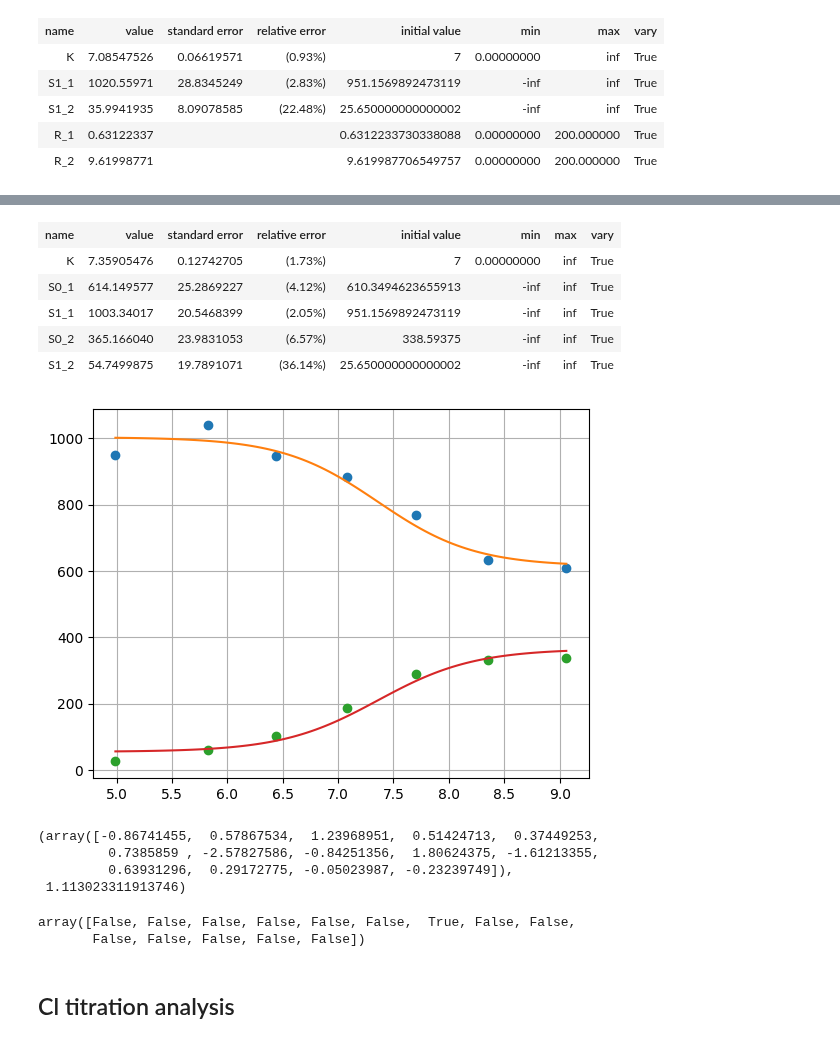
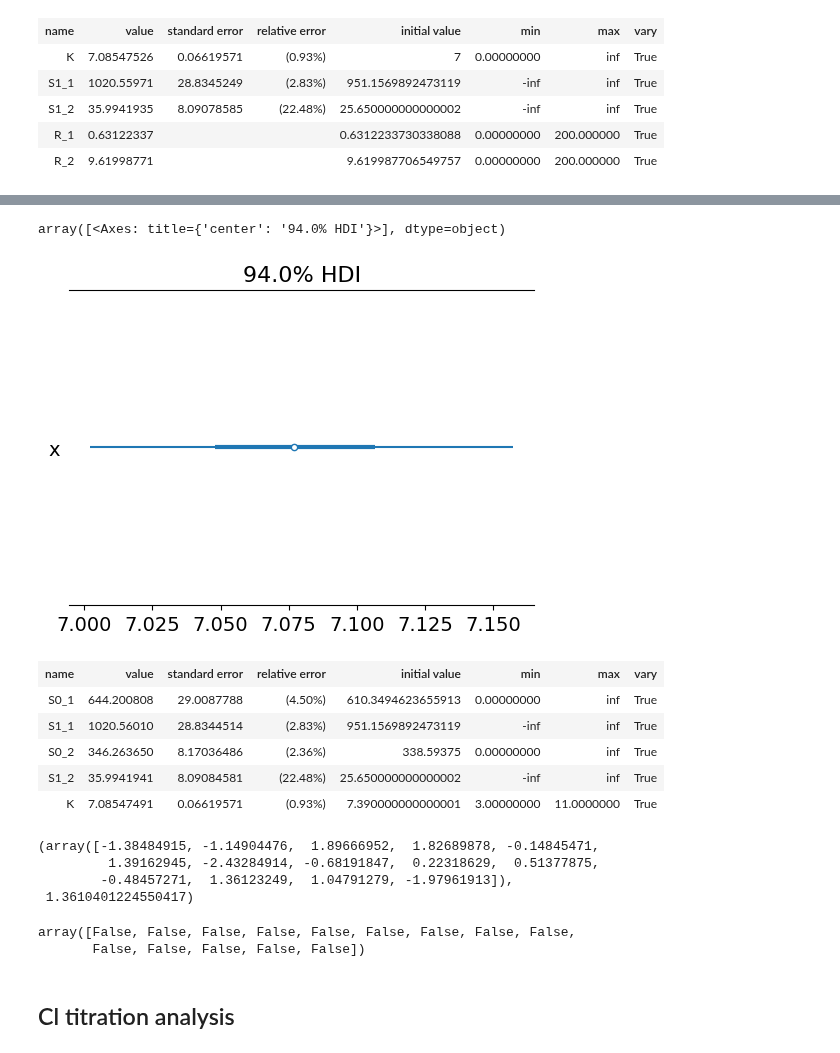
Before and after one commit to darosio/ClopHfit, a Jupyter notebook: docs/tutorials/prtecan.ipynb, the cells around one changed output, grey strips where cells are left out. Saved outputs shown, nothing was run; the diff lists cells and outputs as text; code cells hidden in the pictures.

```diff
--- a/docs/tutorials/prtecan.ipynb
+++ b/docs/tutorials/prtecan.ipynb
@@ -203,8 +200,9 @@ well = "A02"
 y0 = np.array(ph_an.data_dilutioncorrected_norm[0][well])
 y1 = np.array(ph_an.data_dilutioncorrected_norm[1][well])
 x = np.array(ph_an.conc)
-xc = {1: x}
-yc = {1: y1}
-res, mini = fitting.analyze_binding_glob("pH", xc, yc)[1:]
-res.params
+
+ds = fitting.Dataset(x, {"y0": y0, "y1": y1}, is_ph=True)
+rfit = fitting.fit_binding_glob(ds, True)
+
+remcee = rfit.mini.emcee(burn=50, steps=500, workers=8, thin=10)
 # %% [output]
@@ -311,30 +279,39 @@ Proportion of K samples above 7.88: 0.0
+# %%
+az.plot_forest(k_samples)
+# %% [output]
+array([<Axes: title={'center': '94.0% HDI'}>], dtype=object)
+[figure, added]
 # %%
 xc = {1: x[:], 2: x[:]}
 yc = {1: y0[:], 2: y1[:]}
-res, mini = fitting.analyze_binding_glob("pH", xc, yc)[1:]
-res.params
+
+ds = fitting.Dataset(xc, yc, is_ph=True)
+rfit = fitting.fit_binding_glob(ds, True)
+
+# remcee = rfit.mini.emcee(burn=50, steps=500, workers=8, thin=10)
+
+rfit.result.params
 # %% [output]
 | name | value | standard error | relative error | initial value | min | max | vary |
-| K | 7.35905476 | 0.12742705 | (1.73%) | 7 | 0.00000000 | inf | True |
-| S0_1 | 614.149577 | 25.2869227 | (4.12%) | 610.3494623655913 | -inf | inf | True |
-| S1_1 | 1003.34017 | 20.5468399 | (2.05%) | 951.1569892473119 | -inf | inf | True |
-| S0_2 | 365.166040 | 23.9831053 | (6.57%) | 338.59375 | -inf | inf | True |
-| S1_2 | 54.7499875 | 19.7891071 | (36.14%) | 25.650000000000002 | -inf | inf | True |
+| S0_1 | 644.200808 | 29.0087788 | (4.50%) | 610.3494623655913 | 0.00000000 | inf | True |
+| S1_1 | 1020.56010 | 28.8344514 | (2.83%) | 951.1569892473119 | -inf | inf | True |
+| S0_2 | 346.263650 | 8.17036486 | (2.36%) | 338.59375 | 0.00000000 | inf | True |
+| S1_2 | 35.9941941 | 8.09084581 | (22.48%) | 25.650000000000002 | -inf | inf | True |
+| K | 7.08547491 | 0.06619571 | (0.93%) | 7.390000000000001 | 3.00000000 | 11.0000000 | True |
-[figure, removed]
 # %%
-std = np.std(res.residual)
-res.residual, std
+std = np.std(rfit.result.residual)
+rfit.result.residual, std
 # %% [output]
-(array([-0.86741455,  0.57867534,  1.23968951,  0.51424713,  0.37449253,
-         0.7385859 , -2.57827586, -0.84251356,  1.80624375, -1.61213355,
-         0.63931296,  0.29172775, -0.05023987, -0.23239749]),
- 1.113023311913746)
+(array([-1.38484915, -1.14904476,  1.89666952,  1.82689878, -0.14845471,
+         1.39162945, -2.43284914, -0.68191847,  0.22318629,  0.51377875,
+        -0.48457271,  1.36123249,  1.04791279, -1.97961913]),
+ 1.3610401224550417)
 # %%
-threshold = 1.5 * 1437
-outliers = np.abs(res.residual) > threshold
+threshold = 2.0 * std
+outliers = np.abs(rfit.result.residual) > threshold
 outliers
 # %% [output]
-array([False, False, False, False, False, False,  True, False, False,
+array([False, False, False, False, False, False, False, False, False,
        False, False, False, False, False])
 # %% [markdown]
 ## Cl titration analysis
```
Also changed, not shown: parts of 13 cells of this notebook, 12 other files.
